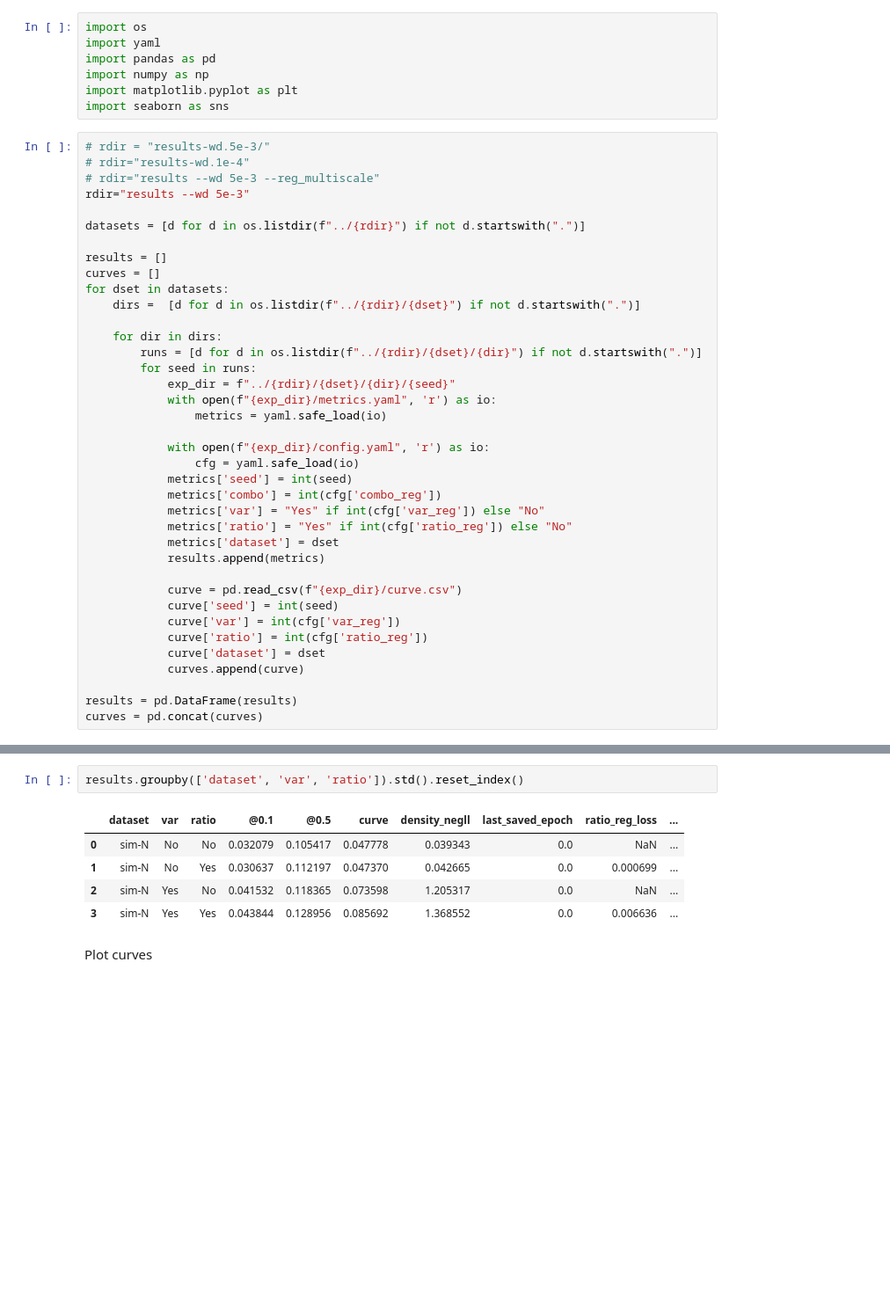
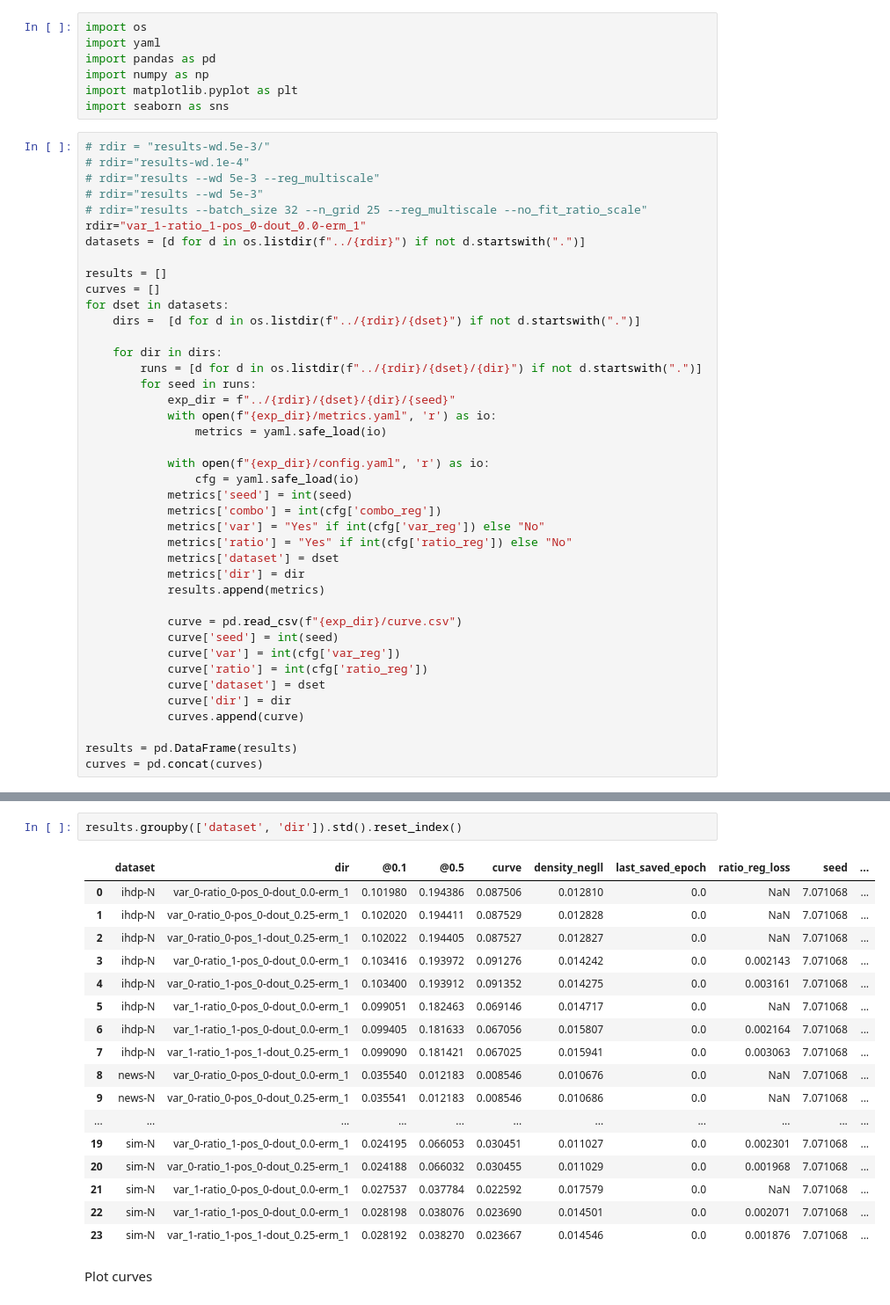
Before and after one commit to NSAPH-Projects/tresnet, a Jupyter notebook: notebooks/ipw_results.ipynb, the cells around one changed output, grey strips where cells are left out. Shown: that part at 88% size. Cells and saved outputs as stored; diff of their text form; blank space fills up the shorter version.

```diff
--- a/notebooks/ipw_results.ipynb
+++ b/notebooks/ipw_results.ipynb
@@ -9,8 +9,9 @@ import seaborn as sns
 # rdir = "results-wd.5e-3/"
 # rdir="results-wd.1e-4"
 # rdir="results --wd 5e-3 --reg_multiscale"
-rdir="results --wd 5e-3"
-
+# rdir="results --wd 5e-3"
+# rdir="results --batch_size 32 --n_grid 25 --reg_multiscale --no_fit_ratio_scale"
+rdir="var_1-ratio_1-pos_0-dout_0.0-erm_1"
 datasets = [d for d in os.listdir(f"../{rdir}") if not d.startswith(".")]
 
 results = []
@@ -32,6 +33,7 @@ for dset in datasets:
             metrics['var'] = "Yes" if int(cfg['var_reg']) else "No"
             metrics['ratio'] = "Yes" if int(cfg['ratio_reg']) else "No"
             metrics['dataset'] = dset
+            metrics['dir'] = dir
             results.append(metrics)
 
             curve = pd.read_csv(f"{exp_dir}/curve.csv")
@@ -39,6 +41,7 @@ for dset in datasets:
             curve['var'] = int(cfg['var_reg'])
             curve['ratio'] = int(cfg['ratio_reg'])
             curve['dataset'] = dset
+            curve['dir'] = dir
             curves.append(curve)
 
 results = pd.DataFrame(results)
@@ -54,11 +69,23 @@ results.groupby(['dataset', 'var', 'ratio']).mean().reset_index()
 # %%
-results.groupby(['dataset', 'var', 'ratio']).std().reset_index()
+results.groupby(['dataset', 'dir']).std().reset_index()
 # %% [output]
-|  | dataset | var | ratio | @0.1 | @0.5 | curve | density_negll | last_saved_epoch | ratio_reg_loss | ... |
-| 0 | sim-N | No | No | 0.032079 | 0.105417 | 0.047778 | 0.039343 | 0.0 | NaN | ... |
-| 1 | sim-N | No | Yes | 0.030637 | 0.112197 | 0.047370 | 0.042665 | 0.0 | 0.000699 | ... |
-| 2 | sim-N | Yes | No | 0.041532 | 0.118365 | 0.073598 | 1.205317 | 0.0 | NaN | ... |
-| 3 | sim-N | Yes | Yes | 0.043844 | 0.128956 | 0.085692 | 1.368552 | 0.0 | 0.006636 | ... |
+|  | dataset | dir | @0.1 | @0.5 | curve | density_negll | last_saved_epoch | ratio_reg_loss | seed | ... |
+| 0 | ihdp-N | var_0-ratio_0-pos_0-dout_0.0-erm_1 | 0.101980 | 0.194386 | 0.087506 | 0.012810 | 0.0 | NaN | 7.071068 | ... |
+| 1 | ihdp-N | var_0-ratio_0-pos_0-dout_0.25-erm_1 | 0.102020 | 0.194411 | 0.087529 | 0.012828 | 0.0 | NaN | 7.071068 | ... |
+| 2 | ihdp-N | var_0-ratio_0-pos_1-dout_0.25-erm_1 | 0.102022 | 0.194405 | 0.087527 | 0.012827 | 0.0 | NaN | 7.071068 | ... |
+| 3 | ihdp-N | var_0-ratio_1-pos_0-dout_0.0-erm_1 | 0.103416 | 0.193972 | 0.091276 | 0.014242 | 0.0 | 0.002143 | 7.071068 | ... |
+| 4 | ihdp-N | var_0-ratio_1-pos_0-dout_0.25-erm_1 | 0.103400 | 0.193912 | 0.091352 | 0.014275 | 0.0 | 0.003161 | 7.071068 | ... |
+| 5 | ihdp-N | var_1-ratio_0-pos_0-dout_0.0-erm_1 | 0.099051 | 0.182463 | 0.069146 | 0.014717 | 0.0 | NaN | 7.071068 | ... |
+| 6 | ihdp-N | var_1-ratio_1-pos_0-dout_0.0-erm_1 | 0.099405 | 0.181633 | 0.067056 | 0.015807 | 0.0 | 0.002164 | 7.071068 | ... |
+| 7 | ihdp-N | var_1-ratio_1-pos_1-dout_0.25-erm_1 | 0.099090 | 0.181421 | 0.067025 | 0.015941 | 0.0 | 0.003063 | 7.071068 | ... |
+| 8 | news-N | var_0-ratio_0-pos_0-dout_0.0-erm_1 | 0.035540 | 0.012183 | 0.008546 | 0.010676 | 0.0 | NaN | 7.071068 | ... |
+| 9 | news-N | var_0-ratio_0-pos_0-dout_0.25-erm_1 | 0.035541 | 0.012183 | 0.008546 | 0.010686 | 0.0 | NaN | 7.071068 | ... |
+| ... | ... | ... | ... | ... | ... | ... | ... | ... | ... | ... |
+| 19 | sim-N | var_0-ratio_1-pos_0-dout_0.0-erm_1 | 0.024195 | 0.066053 | 0.030451 | 0.011027 | 0.0 | 0.002301 | 7.071068 | ... |
+| 20 | sim-N | var_0-ratio_1-pos_0-dout_0.25-erm_1 | 0.024188 | 0.066032 | 0.030455 | 0.011029 | 0.0 | 0.001968 | 7.071068 | ... |
+| 21 | sim-N | var_1-ratio_0-pos_0-dout_0.0-erm_1 | 0.027537 | 0.037784 | 0.022592 | 0.017579 | 0.0 | NaN | 7.071068 | ... |
+| 22 | sim-N | var_1-ratio_1-pos_0-dout_0.0-erm_1 | 0.028198 | 0.038076 | 0.023690 | 0.014501 | 0.0 | 0.002071 | 7.071068 | ... |
+| 23 | sim-N | var_1-ratio_1-pos_1-dout_0.25-erm_1 | 0.028192 | 0.038270 | 0.023667 | 0.014546 | 0.0 | 0.001876 | 7.071068 | ... |
 # %% [markdown]
 Plot curves
 # %%
```
Also changed, not shown: parts of 2 cells of this notebook, 4 other files.
